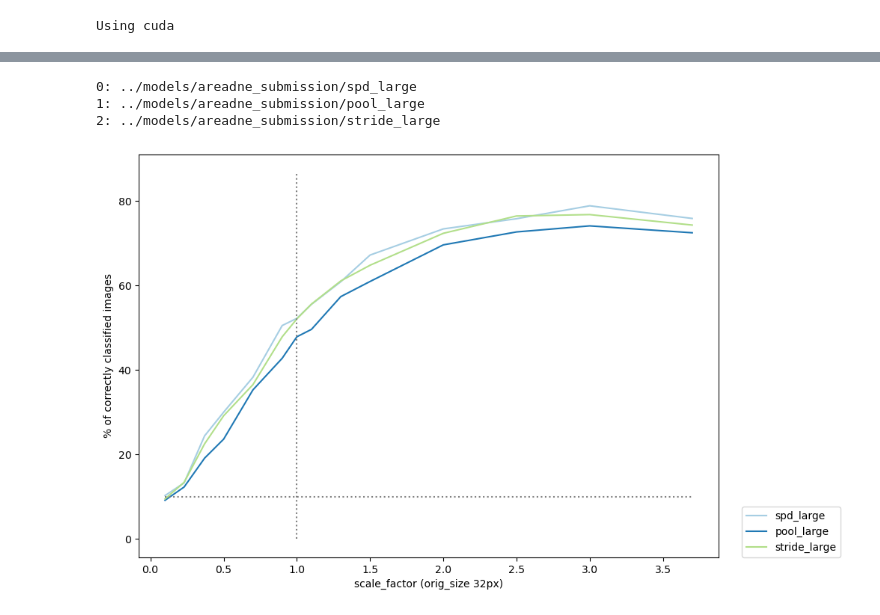
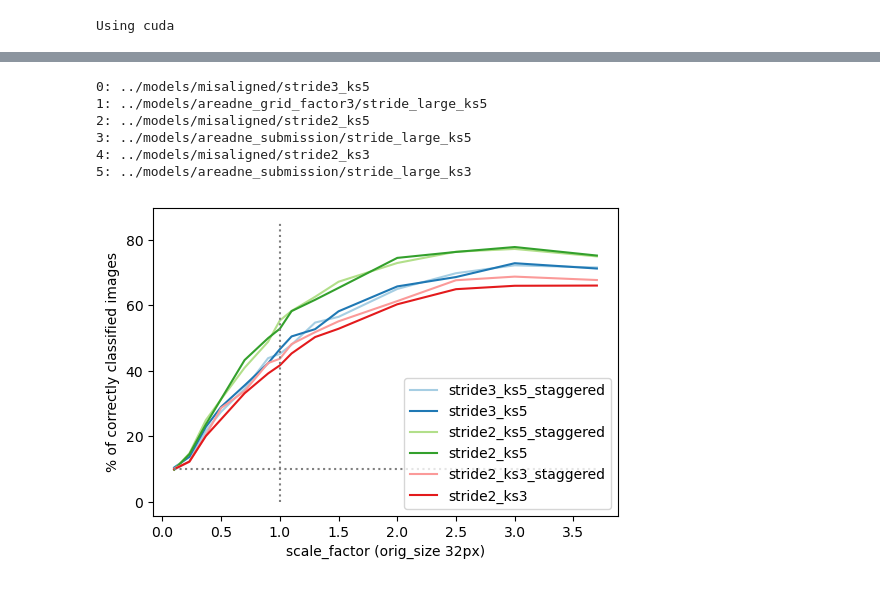
Before and after one commit to fabioseel/receptive-fields, a Jupyter notebook: src/distance_analysis.ipynb, the cells around one changed output, grey strips where cells are left out. Cells and saved outputs as stored; diff of their text form; code cells hidden in the pictures.

```diff
--- a/src/distance_analysis.ipynb
+++ b/src/distance_analysis.ipynb
@@ -14,9 +14,12 @@ print("Using", device)
 # %% [output]
 Using cuda
 # %%
-files_ = ["../models/areadne_submission/spd_large.cfg",
-          "../models/areadne_submission/pool_large.cfg",
-          "../models/areadne_submission/stride_large.cfg",]
+files_ = ["../models/misaligned/stride3_ks5.cfg",
+          "../models/areadne_grid_factor3/stride_large_ks5.cfg",
+          "../models/misaligned/stride2_ks5.cfg",
+          "../models/areadne_submission/stride_large_ks5.cfg",
+          "../models/misaligned/stride2_ks3.cfg",
+          "../models/areadne_submission/stride_large_ks3.cfg",]
 #files_ = find_files_in_folder("../models/mod3_n_channels/", ".cfg")
 #files_.extend(["../models/bg_transform/mod3_no_reg_scale0.1-3.5.cfg","../models/bg_transform/mod3_retinal_scale0.1-3.5.cfg", "../models/bg_transform/mod3_bottleneck_scale0.1-3.5.cfg"])
 # %%
@@ -48,9 +50,12 @@ KeyboardInterrupt:
 for i, path in enumerate(model_paths):
     print(str(i)+": "+ path)
 # %% [output]
-0: ../models/areadne_submission/spd_large
-1: ../models/areadne_submission/pool_large
-2: ../models/areadne_submission/stride_large
+0: ../models/misaligned/stride3_ks5
+1: ../models/areadne_grid_factor3/stride_large_ks5
+2: ../models/misaligned/stride2_ks5
+3: ../models/areadne_submission/stride_large_ks5
+4: ../models/misaligned/stride2_ks3
+5: ../models/areadne_submission/stride_large_ks3
 # %%
 plot_nos = [i for i in range(len(files_))]#[8,10,0,1,2,3,4]
 # %%
@@ -72,15 +77,16 @@ import matplotlib as mpl
 import palettable
 mpl.rcParams['axes.prop_cycle'] = plt.cycler("color", palettable.colorbrewer.qualitative.Paired_10.mpl_colors)
 # %%
-plt.figure(figsize=(10,7))
-for y_, c in zip(y.T, colors):
+plt.figure(figsize=(6,4))
+for y_, c in zip(y.T[::-1], colors):
     plt.plot(x, y_)#, color=c)
 plt.vlines(1, 0, y.max()*1.1, colors="grey", linestyles="dotted", label="orig size")
 plt.hlines(10, x.min(), x.max(), colors="grey", linestyles="dotted")
-plt.legend([osp.split(model_path)[1] for model_path in np.array(model_paths)[plot_nos]], loc=(1.04, 0))
+plt.legend([osp.split(model_paths[plot_nos[i]])[1] + "_staggered" if i%2==0 else osp.split(model_paths[plot_nos[i-1]])[1] for i in range(len(plot_nos))])
+# plt.legend(["multiscale training", "train at default size"])
 plt.ylabel("% of correctly classified images")
 plt.xlabel("scale_factor (orig_size 32px)")
 # plt.xscale("log")
 plt.show()
 # %% [output]
-[figure, old version]
+[figure, new version]
```
Also changed, not shown: parts of 1 cell of this notebook, 2 other files.
